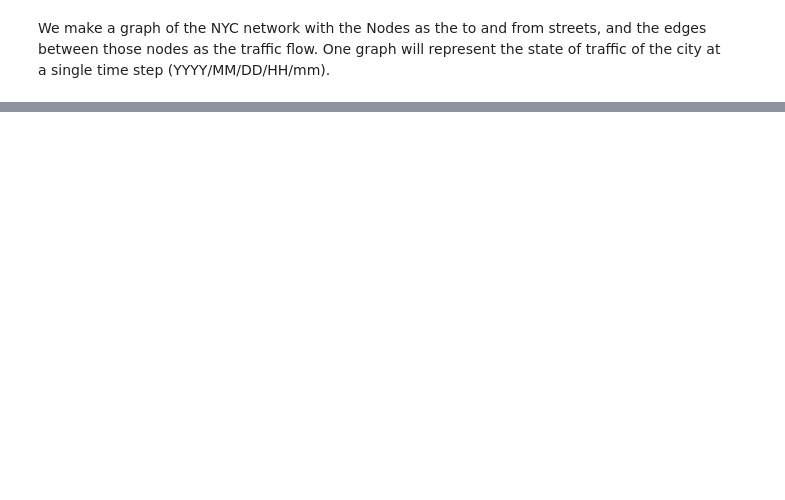
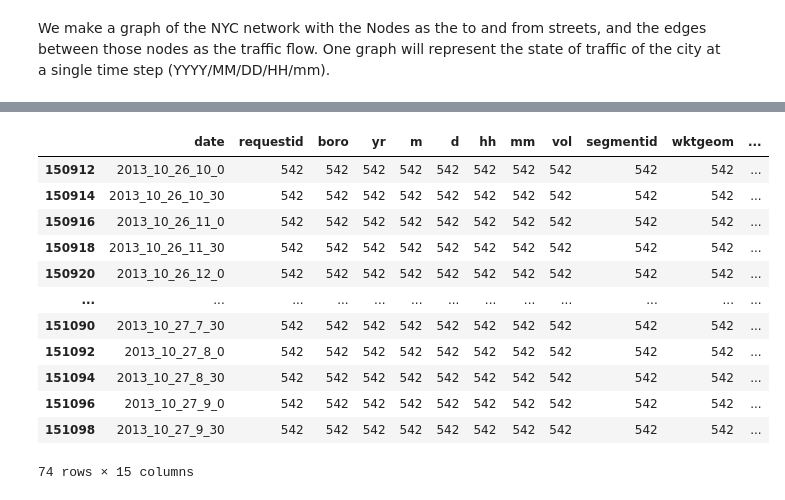
Before and after one commit to SRM47/cs152sp23GNNTrafficForecasting, a Jupyter notebook: initial_process_data.ipynb, the cells around one changed output, grey strips where cells are left out. Saved outputs shown, nothing was run; the diff lists cells and outputs as text; code cells hidden in the pictures; blank space fills up the shorter version.

```diff
--- a/initial_process_data.ipynb
+++ b/initial_process_data.ipynb
@@ -47,0 +49,16 @@ results_df.groupby(["date"]).count()
+# %%
+counts[counts["boro"]==542]
+# %% [output]
+|  | date | requestid | boro | yr | m | d | hh | mm | vol | segmentid | wktgeom | ... |
+| 150912 | 2013_10_26_10_0 | 542 | 542 | 542 | 542 | 542 | 542 | 542 | 542 | 542 | 542 | ... |
+| 150914 | 2013_10_26_10_30 | 542 | 542 | 542 | 542 | 542 | 542 | 542 | 542 | 542 | 542 | ... |
+| 150916 | 2013_10_26_11_0 | 542 | 542 | 542 | 542 | 542 | 542 | 542 | 542 | 542 | 542 | ... |
+| 150918 | 2013_10_26_11_30 | 542 | 542 | 542 | 542 | 542 | 542 | 542 | 542 | 542 | 542 | ... |
+| 150920 | 2013_10_26_12_0 | 542 | 542 | 542 | 542 | 542 | 542 | 542 | 542 | 542 | 542 | ... |
+| ... | ... | ... | ... | ... | ... | ... | ... | ... | ... | ... | ... | ... |
+| 151090 | 2013_10_27_7_30 | 542 | 542 | 542 | 542 | 542 | 542 | 542 | 542 | 542 | 542 | ... |
+| 151092 | 2013_10_27_8_0 | 542 | 542 | 542 | 542 | 542 | 542 | 542 | 542 | 542 | 542 | ... |
+| 151094 | 2013_10_27_8_30 | 542 | 542 | 542 | 542 | 542 | 542 | 542 | 542 | 542 | 542 | ... |
+| 151096 | 2013_10_27_9_0 | 542 | 542 | 542 | 542 | 542 | 542 | 542 | 542 | 542 | 542 | ... |
+| 151098 | 2013_10_27_9_30 | 542 | 542 | 542 | 542 | 542 | 542 | 542 | 542 | 542 | 542 | ... |
+74 rows × 15 columns
```
Also changed, not shown: parts of 7 cells of this notebook.
